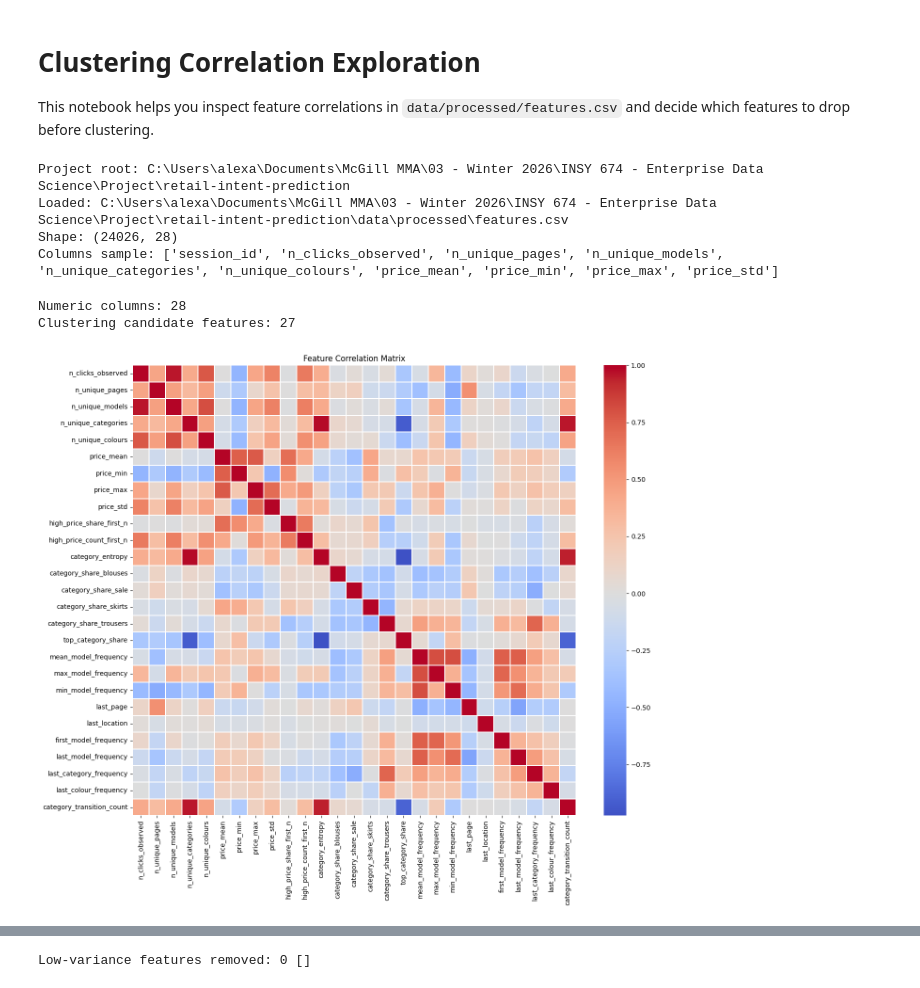
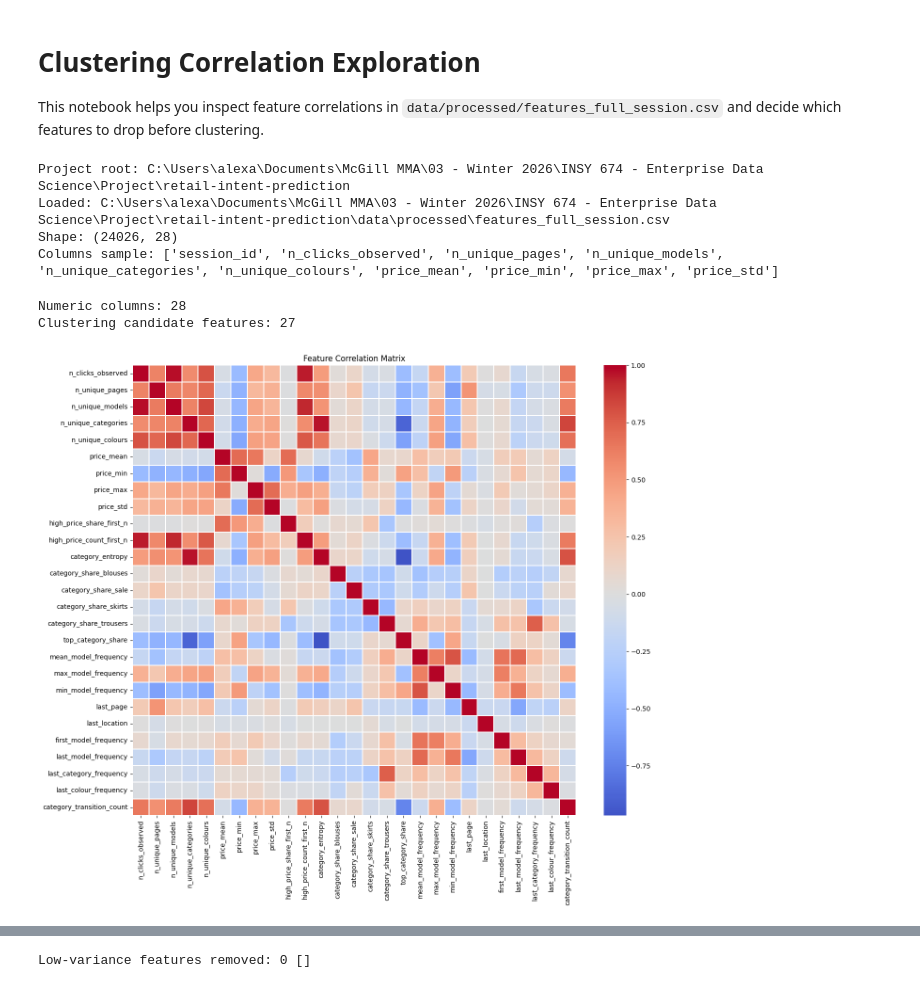
Before and after one commit to yipyiphouray/retail-intent-prediction, a Jupyter notebook: notebooks/clustering_exploration.ipynb, the cells around one changed output, grey strips where cells are left out. Drawn from its saved outputs; the diff is of its cells as text; code cells hidden in the pictures.

```diff
--- a/notebooks/clustering_exploration.ipynb
+++ b/notebooks/clustering_exploration.ipynb
@@ -1,7 +1,7 @@
 # %% [markdown]
 # Clustering Correlation Exploration
 
-This notebook helps you inspect feature correlations in `data/processed/features.csv` and decide which features to drop before clustering.
+This notebook helps you inspect feature correlations in `data/processed/features_full_session.csv` and decide which features to drop before clustering.
 # %%
 from pathlib import Path
 
@@ -28,7 +28,7 @@ def _find_project_root(start: Path) -> Path:
     raise FileNotFoundError('Could not find project root containing pyproject.toml and data/.')
 
 project_root = _find_project_root(Path.cwd())
-features_path = project_root / 'data' / 'processed' / 'features.csv'
+features_path = project_root / 'data' / 'processed' / 'features_full_session.csv'
 df = pd.read_csv(features_path)
 
 print(f'Project root: {project_root}')
@@ -37,7 +37,7 @@ print(f'Shape: {df.shape}')
 print('Columns sample:', df.columns[:10].tolist())
 # %% [output]
 Project root: C:\Users\alexa\Documents\McGill MMA\03 - Winter 2026\INSY 674 - Enterprise Data Science\Project\retail-intent-prediction
-Loaded: C:\Users\alexa\Documents\McGill MMA\03 - Winter 2026\INSY 674 - Enterprise Data Science\Project\retail-intent-prediction\data\processed\features.csv
+Loaded: C:\Users\alexa\Documents\McGill MMA\03 - Winter 2026\INSY 674 - Enterprise Data Science\Project\retail-intent-prediction\data\processed\features_full_session.csv
 Shape: (24026, 28)
 Columns sample: ['session_id', 'n_clicks_observed', 'n_unique_pages', 'n_unique_models', 'n_unique_categories', 'n_unique_colours', 'price_mean', 'price_min', 'price_max', 'price_std']
 # %%
@@ -52,15 +52,18 @@ print('Clustering candidate features:', len(feature_cols))
 Numeric columns: 28
 Clustering candidate features: 27
 # %%
-corr = X.corr(numeric_only=True)
+scaler = StandardScaler()
+X_scaled = pd.DataFrame(scaler.fit_transform(X), columns=X.columns, index=X.index)
+
+corr = X_scaled.corr(numeric_only=True)
 
 plt.figure(figsize=(14, 12))
 sns.heatmap(corr, cmap='coolwarm', center=0, linewidths=0.2)
 plt.title('Feature Correlation Matrix')
 plt.tight_layout()
 plt.show()
 # %% [output]
-[figure, old version]
+[figure, new version]
 # %%
 threshold = 0.7
 abs_corr = corr.abs()
```
Also changed, not shown: parts of 6 cells of this notebook, 36 other files.
